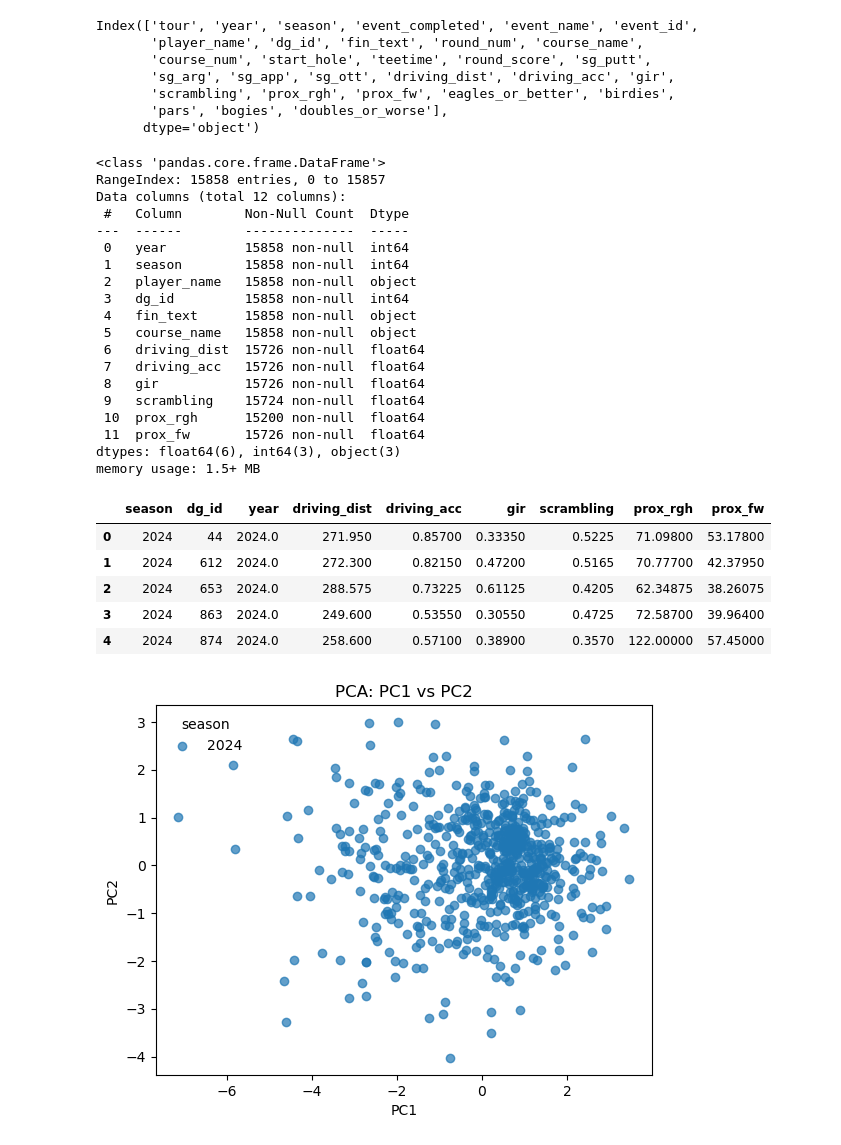
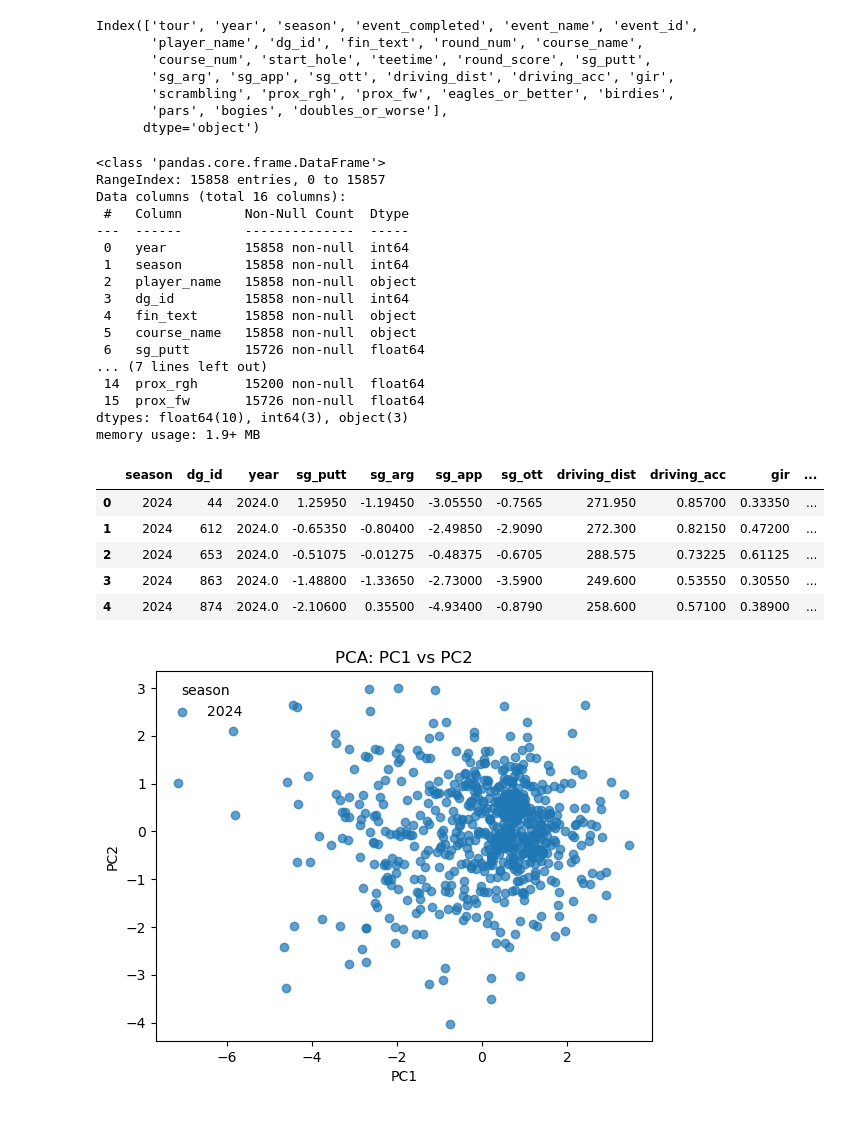
Before and after one commit to vetherton/COS497IW, a Jupyter notebook: PCA.ipynb, the cells around one changed output. Saved outputs shown, nothing was run; the diff lists cells and outputs as text; code cells hidden in the pictures.

```diff
--- a/PCA.ipynb
+++ b/PCA.ipynb
@@ -48,9 +43,9 @@ df2 = df.drop(columns=dropped_cols)
 # %%
-df2.info()
+df.info()
 # %% [output]
 <class 'pandas.core.frame.DataFrame'>
 RangeIndex: 15858 entries, 0 to 15857
-Data columns (total 12 columns):
+Data columns (total 16 columns):
  #   Column        Non-Null Count  Dtype
 ---  ------        --------------  -----
  0   year          15858 non-null  int64
@@ -59,24 +54,22 @@ Data columns (total 12 columns):
  3   dg_id         15858 non-null  int64
  4   fin_text      15858 non-null  object
  5   course_name   15858 non-null  object
- 6   driving_dist  15726 non-null  float64
- 7   driving_acc   15726 non-null  float64
- 8   gir           15726 non-null  float64
- 9   scrambling    15724 non-null  float64
- 10  prox_rgh      15200 non-null  float64
- 11  prox_fw       15726 non-null  float64
-dtypes: float64(6), int64(3), object(3)
-memory usage: 1.5+ MB
+ 6   sg_putt       15726 non-null  float64
+... (7 lines left out)
+ 14  prox_rgh      15200 non-null  float64
+ 15  prox_fw       15726 non-null  float64
+dtypes: float64(10), int64(3), object(3)
+memory usage: 1.9+ MB
 # %%
-avg = df2.groupby(["season", "dg_id"]).mean(numeric_only=True).reset_index()
+avg = df.groupby(["season", "dg_id"]).mean(numeric_only=True).reset_index()
 
 avg.head()
 # %% [output]
-|  | season | dg_id | year | driving_dist | driving_acc | gir | scrambling | prox_rgh | prox_fw |
-| 0 | 2024 | 44 | 2024.0 | 271.950 | 0.85700 | 0.33350 | 0.5225 | 71.09800 | 53.17800 |
-| 1 | 2024 | 612 | 2024.0 | 272.300 | 0.82150 | 0.47200 | 0.5165 | 70.77700 | 42.37950 |
-| 2 | 2024 | 653 | 2024.0 | 288.575 | 0.73225 | 0.61125 | 0.4205 | 62.34875 | 38.26075 |
-| 3 | 2024 | 863 | 2024.0 | 249.600 | 0.53550 | 0.30550 | 0.4725 | 72.58700 | 39.96400 |
-| 4 | 2024 | 874 | 2024.0 | 258.600 | 0.57100 | 0.38900 | 0.3570 | 122.00000 | 57.45000 |
+|  | season | dg_id | year | sg_putt | sg_arg | sg_app | sg_ott | driving_dist | driving_acc | gir | ... |
+| 0 | 2024 | 44 | 2024.0 | 1.25950 | -1.19450 | -3.05550 | -0.7565 | 271.950 | 0.85700 | 0.33350 | ... |
+| 1 | 2024 | 612 | 2024.0 | -0.65350 | -0.80400 | -2.49850 | -2.9090 | 272.300 | 0.82150 | 0.47200 | ... |
+| 2 | 2024 | 653 | 2024.0 | -0.51075 | -0.01275 | -0.48375 | -0.6705 | 288.575 | 0.73225 | 0.61125 | ... |
+| 3 | 2024 | 863 | 2024.0 | -1.48800 | -1.33650 | -2.73000 | -3.5900 | 249.600 | 0.53550 | 0.30550 | ... |
+| 4 | 2024 | 874 | 2024.0 | -2.10600 | 0.35500 | -4.93400 | -0.8790 | 258.600 | 0.57100 | 0.38900 | ... |
 # %%
 avg.drop(columns=["year"], inplace=True)
```
Also changed, not shown: parts of 4 cells of this notebook, 2 other files.
